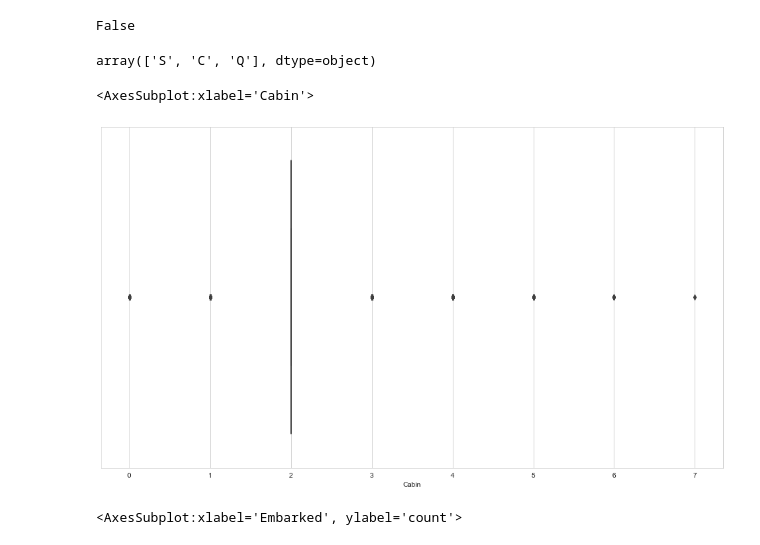
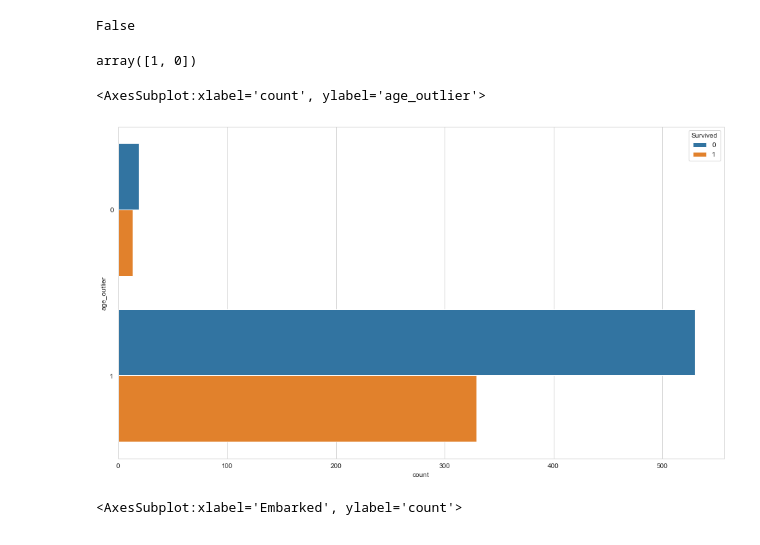
Before and after one commit to GoldenGarr/Titanic-, a Jupyter notebook: Titanic.ipynb, the cells around one changed output. Cells and saved outputs as stored; diff of their text form; code cells hidden in the pictures.

```diff
--- a/Titanic.ipynb
+++ b/Titanic.ipynb
@@ -155,14 +188,14 @@ df.isna().any().any()
 # %% [output]
 False
 # %%
-df.Embarked.unique()
+df.age_outlier.unique()
 # %% [output]
-array(['S', 'C', 'Q'], dtype=object)
+array([1, 0])
-# %%
-sns.boxplot(df.Cabin)
-# %% [output]
-<AxesSubplot:xlabel='Cabin'>
-[figure, removed]
+# %%
+sns.countplot(y='age_outlier', hue='Survived', data=df)
+# %% [output]
+<AxesSubplot:xlabel='count', ylabel='age_outlier'>
+[figure, added]
 # %%
 # temp = df.groupby('')
 
```
Also changed, not shown: parts of 18 cells of this notebook.
